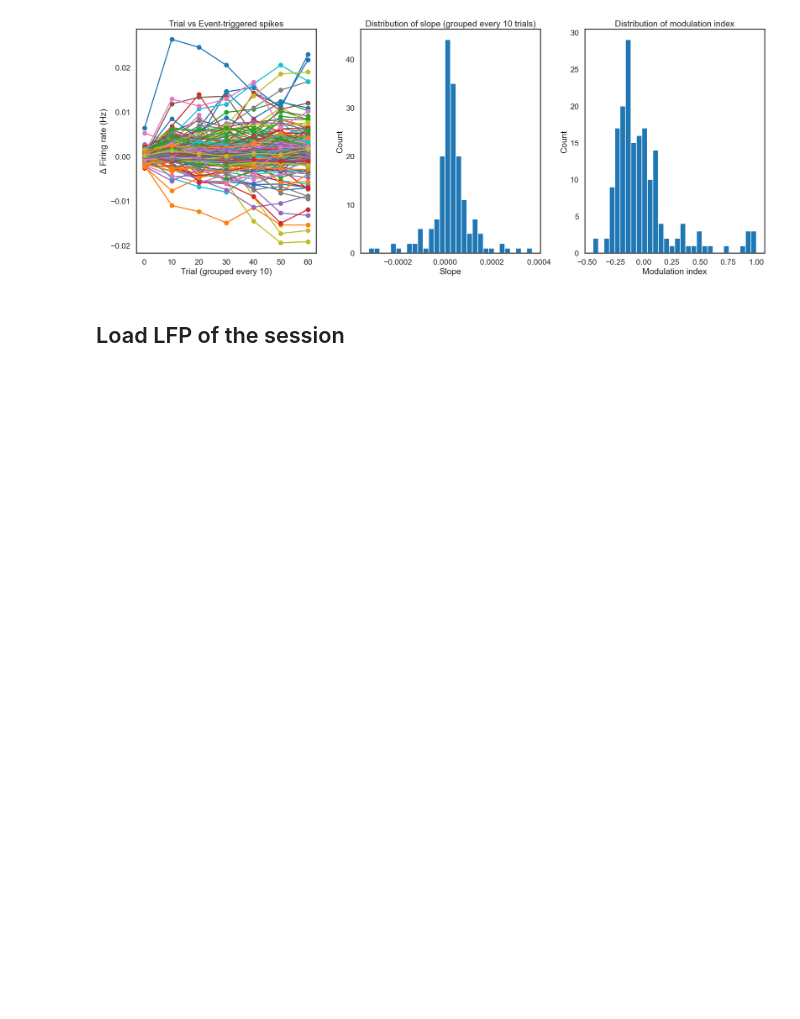
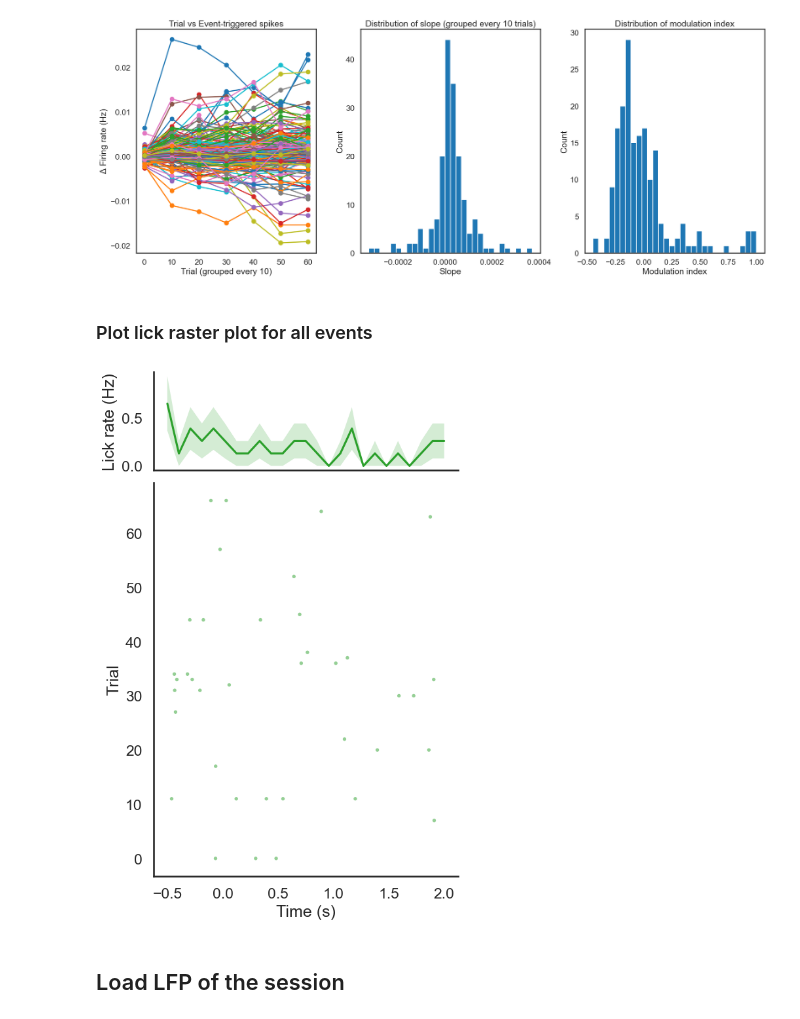
Before and after one commit to shunnnli/pyNeuroDAP, a Jupyter notebook: notebooks/Shun_analyze_sessions.ipynb, the cells around one changed output. Cells and saved outputs as stored; diff of their text form; code cells hidden in the pictures; blank space fills up the shorter version.

Commit message:
withc lick plot

```diff
--- a/notebooks/Shun_analyze_sessions.ipynb
+++ b/notebooks/Shun_analyze_sessions.ipynb
@@ -777,6 +805,36 @@ plt.tight_layout()
 plt.show()
 # %% [output]
 [figure]
+# %% [markdown]
+### Plot lick raster plot for all events
+# %%
+n_events_plot = len(event_types)
+fig = plt.figure(figsize=(5 * n_events_plot, 10))
+outer_gs = fig.add_gridspec(1, n_events_plot, wspace=0.35)
+
+for col, (event_times, event_name) in enumerate(zip(event_types, event_names)):
+    lick_aligned = ndap.get_licks(lick_onsets, event_times, time_range=(-0.5, 2), bin_size_ms=100)
+
+    inner_gs = outer_gs[col].subgridspec(2, 1, height_ratios=[1, 4], hspace=0.05)
+    ax_rate   = fig.add_subplot(inner_gs[0])
+    ax_raster = fig.add_subplot(inner_gs[1], sharex=ax_rate)
+
+    ndap.plot_sem(lick_aligned['rate'], lick_aligned['xaxis'],
+                    plot_individual=False, color='tab:green', ax=ax_rate)
+    ax_rate.set_ylabel('Lick rate (Hz)' if col == 0 else '')
+    ax_rate.set_title(event_name)
+    ax_rate.tick_params(axis='x', labelbottom=False)
+    ax_rate.spines['top'].set_visible(False)
+    ax_rate.spines['right'].set_visible(False)
+
+    ndap.plot_raster(lick_aligned['times'], lick_aligned['xaxis'],
+                        color='tab:green', ax=ax_raster)
+    ax_raster.set_xlabel('Time (s)')
+    ax_raster.set_ylabel('Trial' if col == 0 else '')
+    ax_raster.spines['top'].set_visible(False)
+    ax_raster.spines['right'].set_visible(False)
+# %% [output]
+[figure, added]
 # %% [markdown]
 ## Load LFP of the session
 # %%
```
Also changed, not shown: parts of 2 cells of this notebook, 1 other file.
